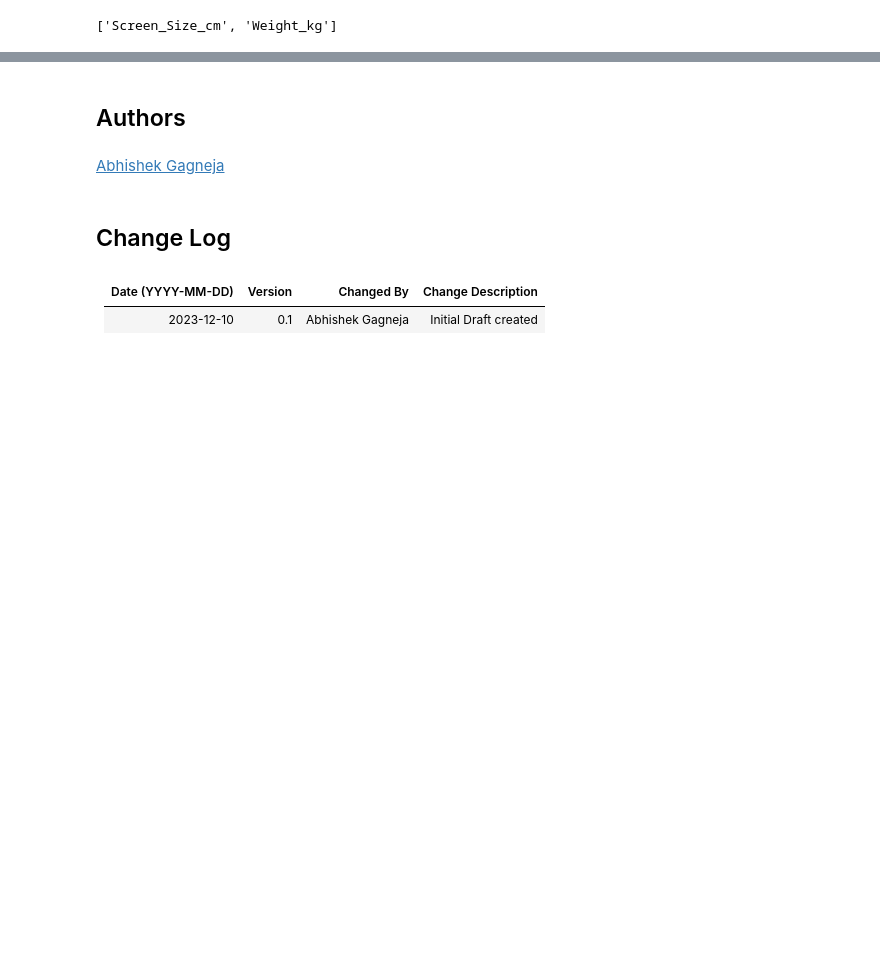
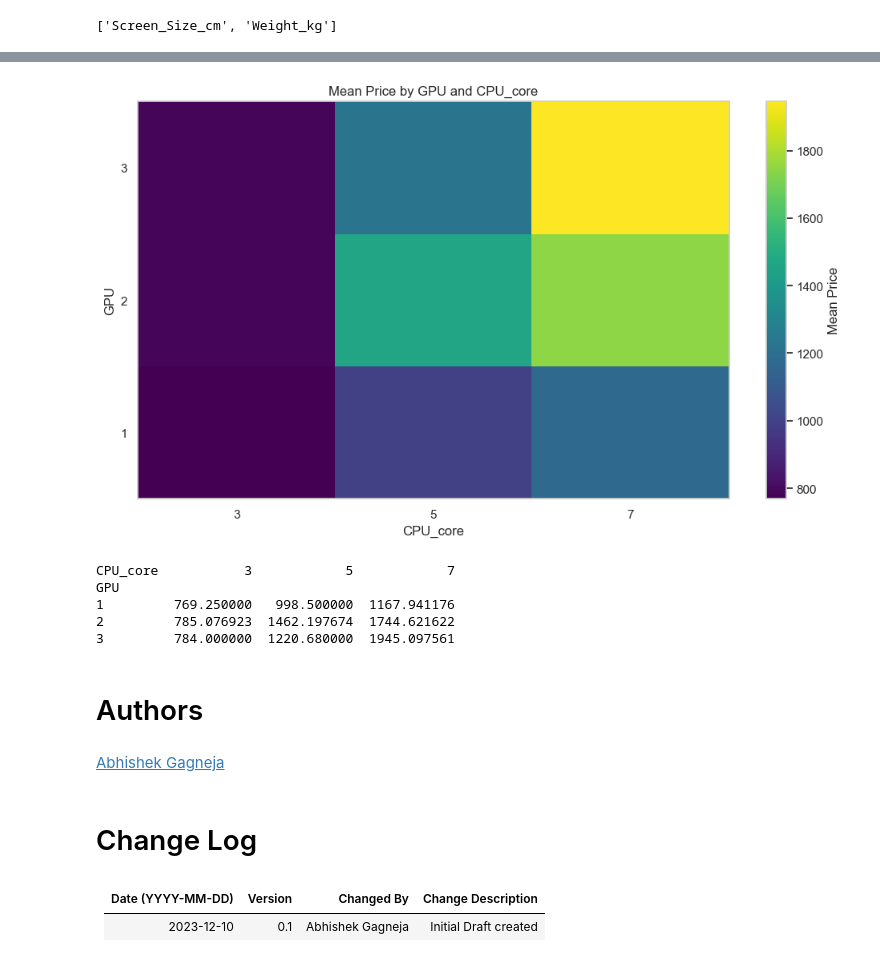
Before and after one commit to eyamrog/ibm_data_science, a Jupyter notebook: 11_Generative_AI_Test_Environment.ipynb, the cells around one changed output, grey strips where cells are left out. Cells and saved outputs as stored; diff of their text form; code cells hidden in the pictures; blank space fills up the shorter version.

```diff
--- a/11_Generative_AI_Test_Environment.ipynb
+++ b/11_Generative_AI_Test_Environment.ipynb
@@ -110,9 +685,64 @@ print(cols_with_missing)
+# %%
+# Python
+import pandas as pd
+import numpy as np
+import matplotlib.pyplot as plt
+
+# Ensure numeric dtype for CPU_core and Price
+df['CPU_core'] = pd.to_numeric(df['CPU_core'], errors='coerce')
+df['Price'] = pd.to_numeric(df['Price'], errors='coerce')
+
+# 1) Group GPU, CPU_core, Price (implicitly via pivot aggregation)
+# 2) Pivot table: mean Price by GPU (rows) and CPU_core (columns)
+pivot = pd.pivot_table(
+    df,
+    values='Price',
+    index='GPU',
+    columns='CPU_core',
+    aggfunc='mean'
+)
+
+# 3) pcolor plot
+fig, ax = plt.subplots(figsize=(10, 6))
+
+# Replace inf with NaN to avoid plotting issues
+Z = pivot.replace([np.inf, -np.inf], np.nan).values
+
+# pcolor expects 2D array; use a colormap and show NaNs as masked
+cmap = plt.cm.viridis
+masked_Z = np.ma.masked_invalid(Z)
+c = ax.pcolor(masked_Z, cmap=cmap)
+
+# Ticks and labels aligned to cell centers
+ax.set_xticks(np.arange(pivot.shape[1]) + 0.5)
+ax.set_yticks(np.arange(pivot.shape[0]) + 0.5)
+ax.set_xticklabels(pivot.columns.astype(str), rotation=0)
+ax.set_yticklabels(pivot.index.astype(str))
+
+ax.set_xlabel('CPU_core')
+ax.set_ylabel('GPU')
+ax.set_title('Mean Price by GPU and CPU_core')
+
+fig.colorbar(c, ax=ax, label='Mean Price')
+
+plt.tight_layout()
+plt.show()
+
+# Optional: inspect the pivot
+print(pivot)
+# %% [output]
+[figure, added]
+CPU_core           3            5            7
+GPU
+1         769.250000   998.500000  1167.941176
+2         785.076923  1462.197674  1744.621622
+3         784.000000  1220.680000  1945.097561
 # %% [markdown]
-## Authors
+# Authors
 # %% [markdown]
 [Abhishek Gagneja](https://www.linkedin.com/in/abhishek-gagneja-23051987/)
 # %% [markdown]
-## Change Log
+# Change Log
 # %% [markdown]
 |Date (YYYY-MM-DD)|Version|Changed By|Change Description|
 |-|-|-|-|
```
Also changed, not shown: parts of 61 cells of this notebook, 1 other file.
